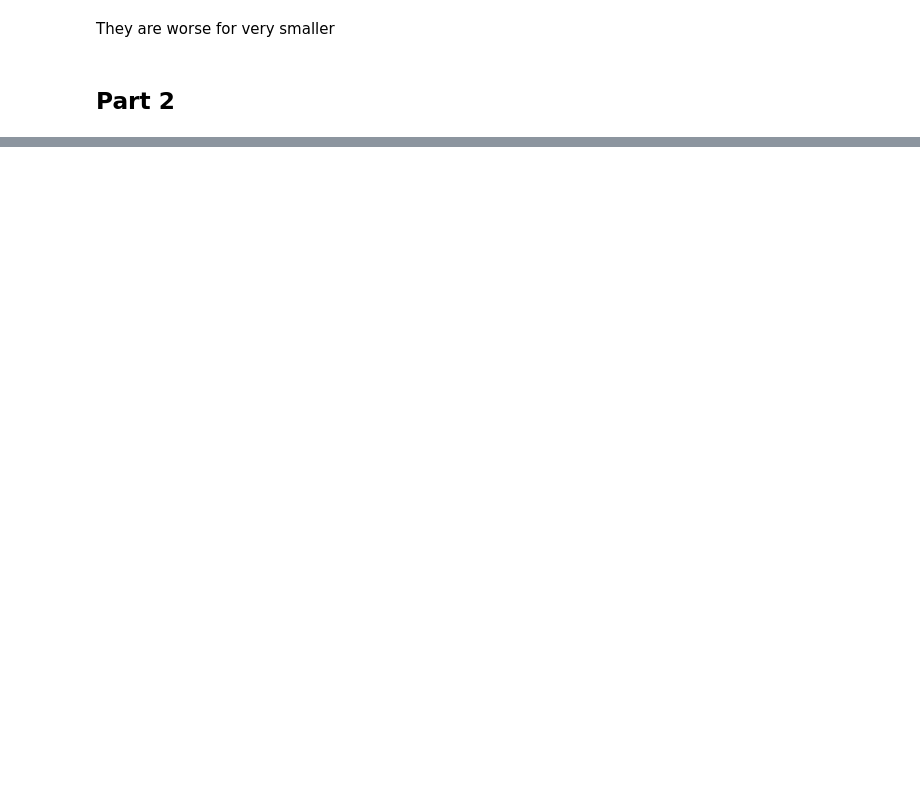
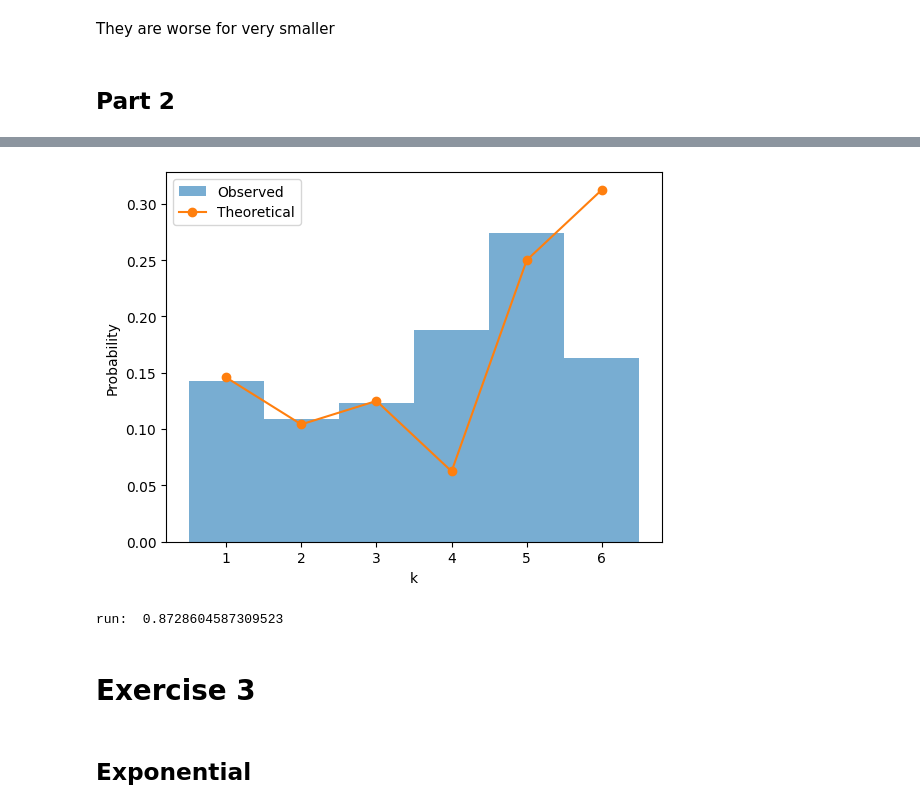
Before and after one commit to AgnesOlsen/02443_Stocastic_Simulation, a Jupyter notebook: Notebooks/Signe.ipynb, the cells around one changed output, grey strips where cells are left out. Cells and saved outputs as stored; diff of their text form; code cells hidden in the pictures; blank space fills up the shorter version.

Commit message:
Exercise 3

```diff
--- a/Notebooks/Signe.ipynb
+++ b/Notebooks/Signe.ipynb
@@ -334,0 +469,29 @@ p = np.array([7/48,5/48,1/8,1/16, 5/16])
+# %%
+# Histogram of observed data
+np.random.seed(42)
+X = alias_method(x,p,10000,0.001)
+plt.hist(X,
+         bins=np.arange(1, X.max() + 2) - 0.5,
+         density=True,
+         alpha=0.6,
+         label='Observed')
+
+# Theoretical
+x = np.array([1, 2, 3, 4, 5, 6])
+p = np.array([7/48, 5/48, 1/8, 1/16, 1/4, 5/16])
+
+plt.plot(x, p, 'o-', label='Theoretical')
+
+plt.xlabel('k')
+plt.ylabel('Probability')
+plt.legend()
+plt.show()
+
+
+stat, p_value = runstest_1samp(X,cutoff='median')
+print("run: ", p_value)
+# %% [output]
+[figure, added]
+run:  0.8728604587309523
+# %% [markdown]
+# Exercise 3
@@ -334,0 +500,2 @@ p = np.array([7/48,5/48,1/8,1/16, 5/16])
+# %% [markdown]
+## Exponential
```
Also changed, not shown: parts of 48 cells of this notebook.
